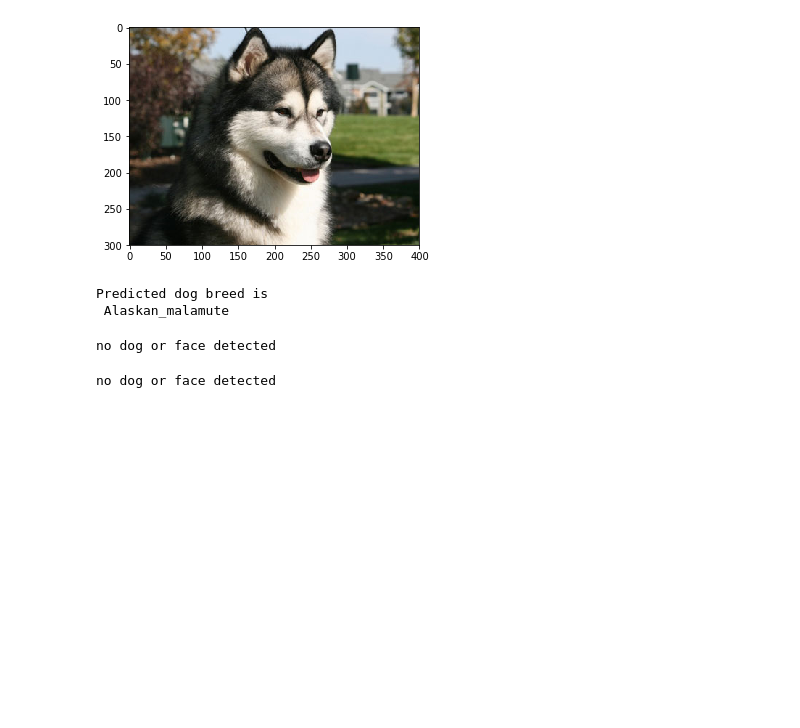
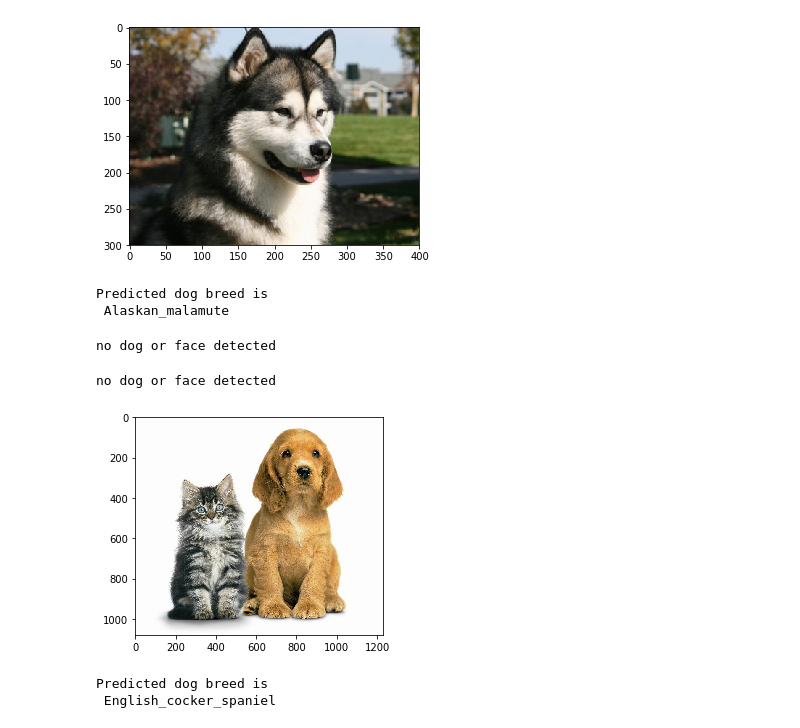
Before and after one commit to manasapte/dog-project, a Jupyter notebook: dog_app.ipynb, the cells around one changed output. Drawn from its saved outputs; the diff is of its cells as text; code cells hidden in the pictures; blank space fills up the shorter version.

Commit message:
testing different images

```diff
--- a/dog_app.ipynb
+++ b/dog_app.ipynb
@@ -782,4 +782,8 @@ predict_dog_breed('/home/ubuntu/anothercat.jpg')
 # %% [output]
 no dog or face detected
 # %%
-predict_dog_breed('/home/ubuntu/anothercat.jpg')
+predict_dog_breed('/home/ubuntu/catanddog.jpg')
+# %% [output]
+[figure, added]
+Predicted dog breed is
+ English_cocker_spaniel
```
